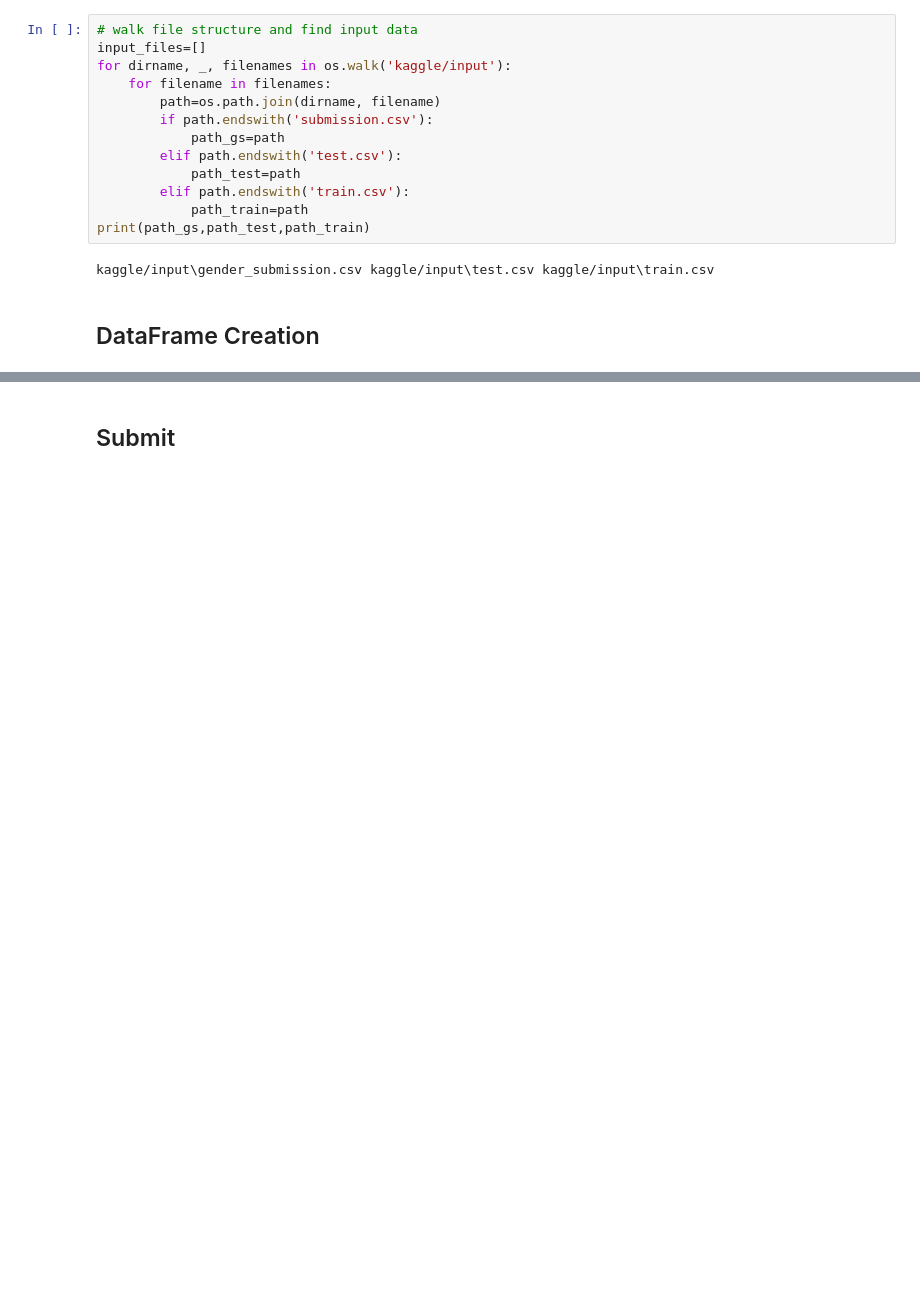
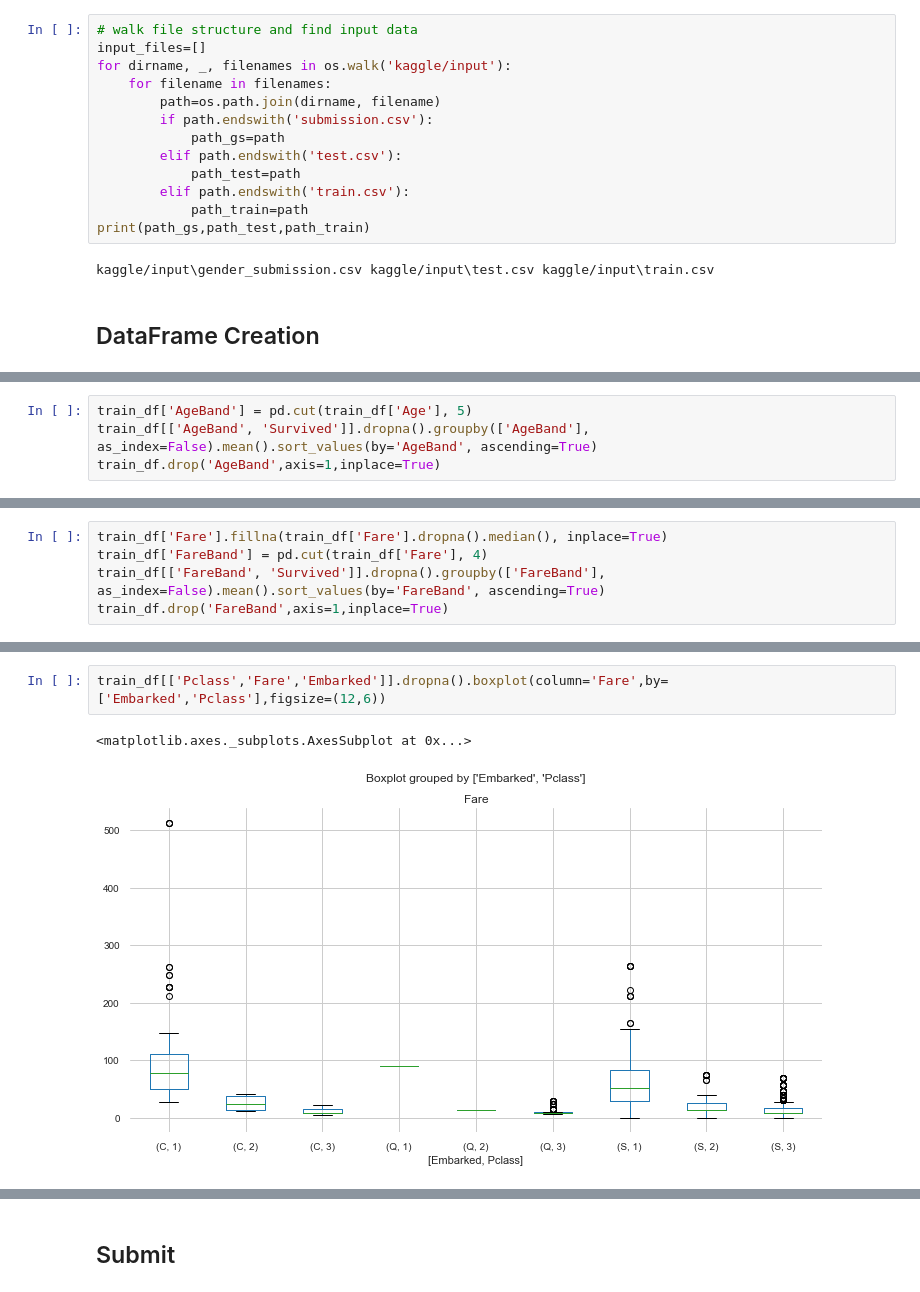
Before and after one commit to mathprovgit/kaggle-titanic, a Jupyter notebook: kaggle_Titanic.ipynb, the cells around one changed output, grey strips where cells are left out. Cells and saved outputs as stored; diff of their text form; blank space fills up the shorter version.

```diff
--- a/kaggle_Titanic.ipynb
+++ b/kaggle_Titanic.ipynb
@@ -495,0 +269,4 @@ X_test = pd.get_dummies(test_data[features])
+# %%
+train_df['AgeBand'] = pd.cut(train_df['Age'], 5)
+train_df[['AgeBand', 'Survived']].dropna().groupby(['AgeBand'], as_index=False).mean().sort_values(by='AgeBand', ascending=True)
+train_df.drop('AgeBand',axis=1,inplace=True)
@@ -495,0 +337,5 @@ X_test = pd.get_dummies(test_data[features])
+# %%
+train_df['Fare'].fillna(train_df['Fare'].dropna().median(), inplace=True)
+train_df['FareBand'] = pd.cut(train_df['Fare'], 4)
+train_df[['FareBand', 'Survived']].dropna().groupby(['FareBand'], as_index=False).mean().sort_values(by='FareBand', ascending=True)
+train_df.drop('FareBand',axis=1,inplace=True)
@@ -495,0 +395,5 @@ X_test = pd.get_dummies(test_data[features])
+# %%
+train_df[['Pclass','Fare','Embarked']].dropna().boxplot(column='Fare',by=['Embarked','Pclass'],figsize=(12,6))
+# %% [output]
+<matplotlib.axes._subplots.AxesSubplot at 0x...>
+[figure, added]
```
Also changed, not shown: parts of 132 cells of this notebook, 2 other files.
